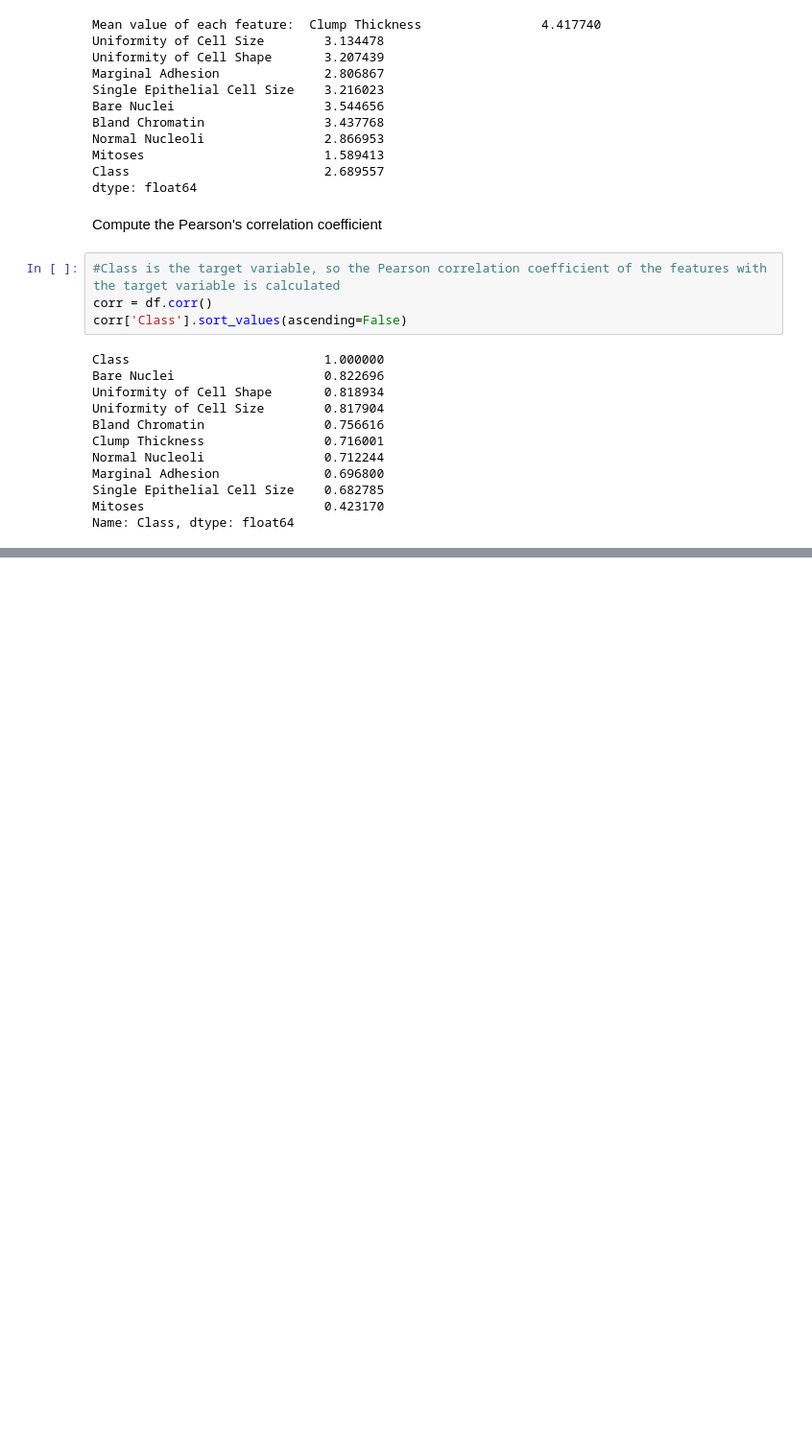
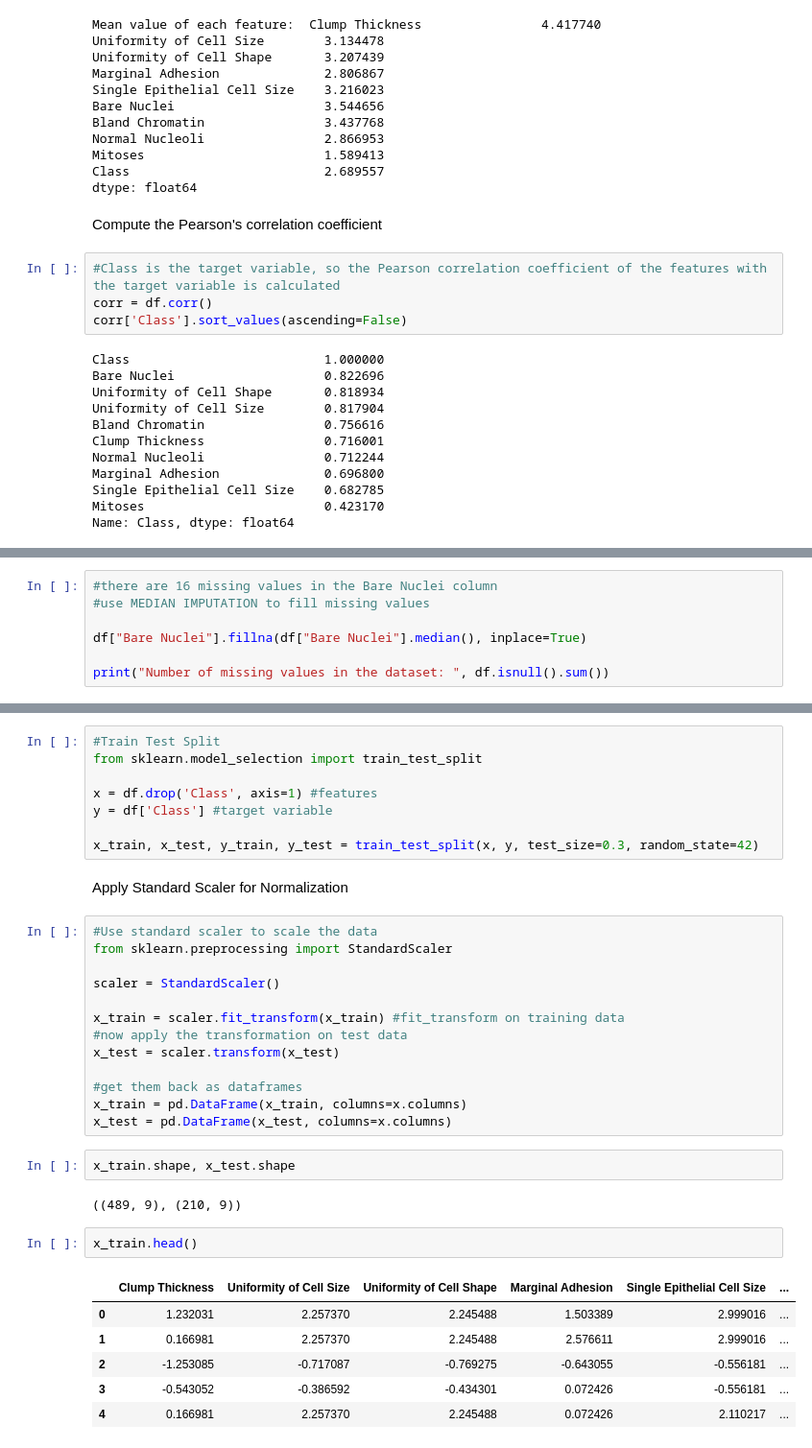
Before and after one commit to RiccardoRevalor/MachineLearning, a Jupyter notebook: KNN/knn_implementation_1.ipynb, the cells around one changed output, grey strips where cells are left out. Shown at 96% size. Saved outputs shown, nothing was run; the diff lists cells and outputs as text; blank space fills up the shorter version.

```diff
--- a/KNN/knn_implementation_1.ipynb
+++ b/KNN/knn_implementation_1.ipynb
@@ -201,0 +216,7 @@ Name: Class, dtype: float64
+# %%
+#there are 16 missing values in the Bare Nuclei column
+#use MEDIAN IMPUTATION to fill missing values
+
+df["Bare Nuclei"].fillna(df["Bare Nuclei"].median(), inplace=True)
+
+print("Number of missing values in the dataset: ", df.isnull().sum())
@@ -201,0 +235,36 @@ Name: Class, dtype: float64
+# %%
+#Train Test Split
+from sklearn.model_selection import train_test_split
+
+x = df.drop('Class', axis=1) #features
+y = df['Class'] #target variable
+
+x_train, x_test, y_train, y_test = train_test_split(x, y, test_size=0.3, random_state=42)
+# %% [markdown]
+Apply Standard Scaler for Normalization
+# %%
+#Use standard scaler to scale the data
+from sklearn.preprocessing import StandardScaler
+
+scaler = StandardScaler()
+
+x_train = scaler.fit_transform(x_train) #fit_transform on training data
+#now apply the transformation on test data
+x_test = scaler.transform(x_test)
+
+#get them back as dataframes
+x_train = pd.DataFrame(x_train, columns=x.columns)
+x_test = pd.DataFrame(x_test, columns=x.columns)
+# %%
+x_train.shape, x_test.shape
+# %% [output]
+((489, 9), (210, 9))
+# %%
+x_train.head()
+# %% [output]
+|  | Clump Thickness | Uniformity of Cell Size | Uniformity of Cell Shape | Marginal Adhesion | Single Epithelial Cell Size | ... |
+| 0 | 1.232031 | 2.257370 | 2.245488 | 1.503389 | 2.999016 | ... |
+| 1 | 0.166981 | 2.257370 | 2.245488 | 2.576611 | 2.999016 | ... |
+| 2 | -1.253085 | -0.717087 | -0.769275 | -0.643055 | -0.556181 | ... |
+| 3 | -0.543052 | -0.386592 | -0.434301 | 0.072426 | -0.556181 | ... |
+| 4 | 0.166981 | 2.257370 | 2.245488 | 0.072426 | 2.110217 | ... |
```
Also changed, not shown: parts of 12 cells of this notebook.
